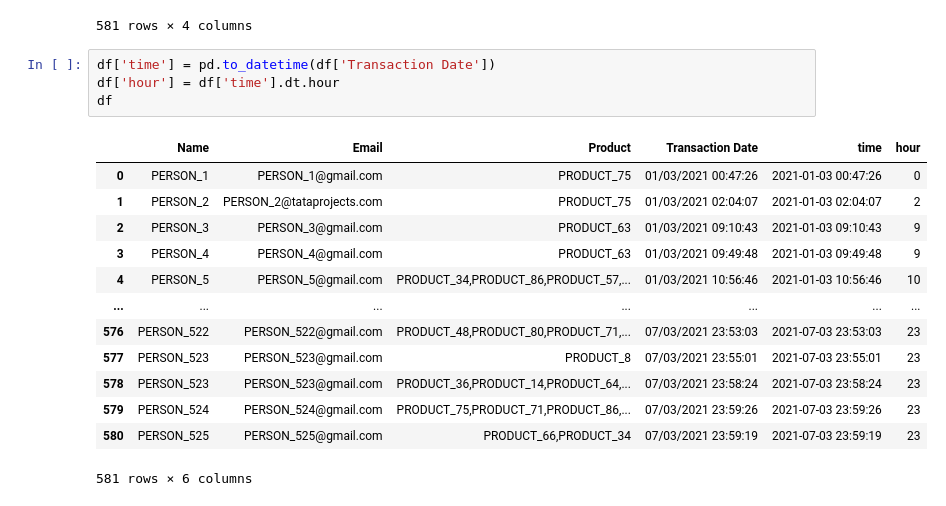
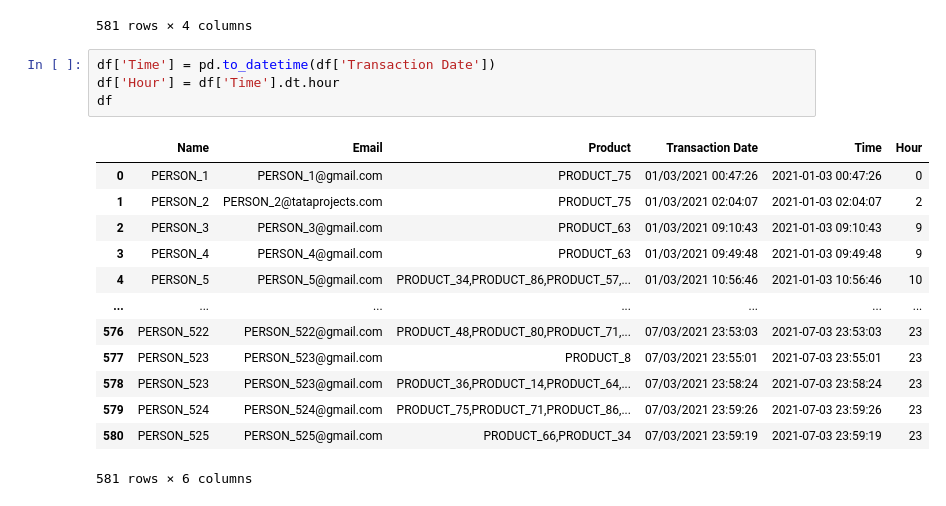
Before and after one commit to ashrafkvt/analyse_product_sales, a Jupyter notebook: analyse_product_sales.ipynb, the cells around one changed output. Cells and saved outputs as stored; diff of their text form.

```diff
--- a/analyse_product_sales.ipynb
+++ b/analyse_product_sales.ipynb
@@ -32,11 +32,11 @@ df
 | 580 | PERSON_525 | PERSON_525@gmail.com | PRODUCT_66,PRODUCT_34 | 07/03/2021 23:59:19 |
 581 rows × 4 columns
 # %%
-df['time'] = pd.to_datetime(df['Transaction Date'])
-df['hour'] = df['time'].dt.hour
+df['Time'] = pd.to_datetime(df['Transaction Date'])
+df['Hour'] = df['Time'].dt.hour
 df
 # %% [output]
-|  | Name | Email | Product | Transaction Date | time | hour |
+|  | Name | Email | Product | Transaction Date | Time | Hour |
 | 0 | PERSON_1 | PERSON_1@gmail.com | PRODUCT_75 | 01/03/2021 00:47:26 | 2021-01-03 00:47:26 | 0 |
 | 1 | PERSON_2 | PERSON_2@tataprojects.com | PRODUCT_75 | 01/03/2021 02:04:07 | 2021-01-03 02:04:07 | 2 |
 | 2 | PERSON_3 | PERSON_3@gmail.com | PRODUCT_63 | 01/03/2021 09:10:43 | 2021-01-03 09:10:43 | 9 |
```
Also changed, not shown: parts of 5 cells of this notebook.
